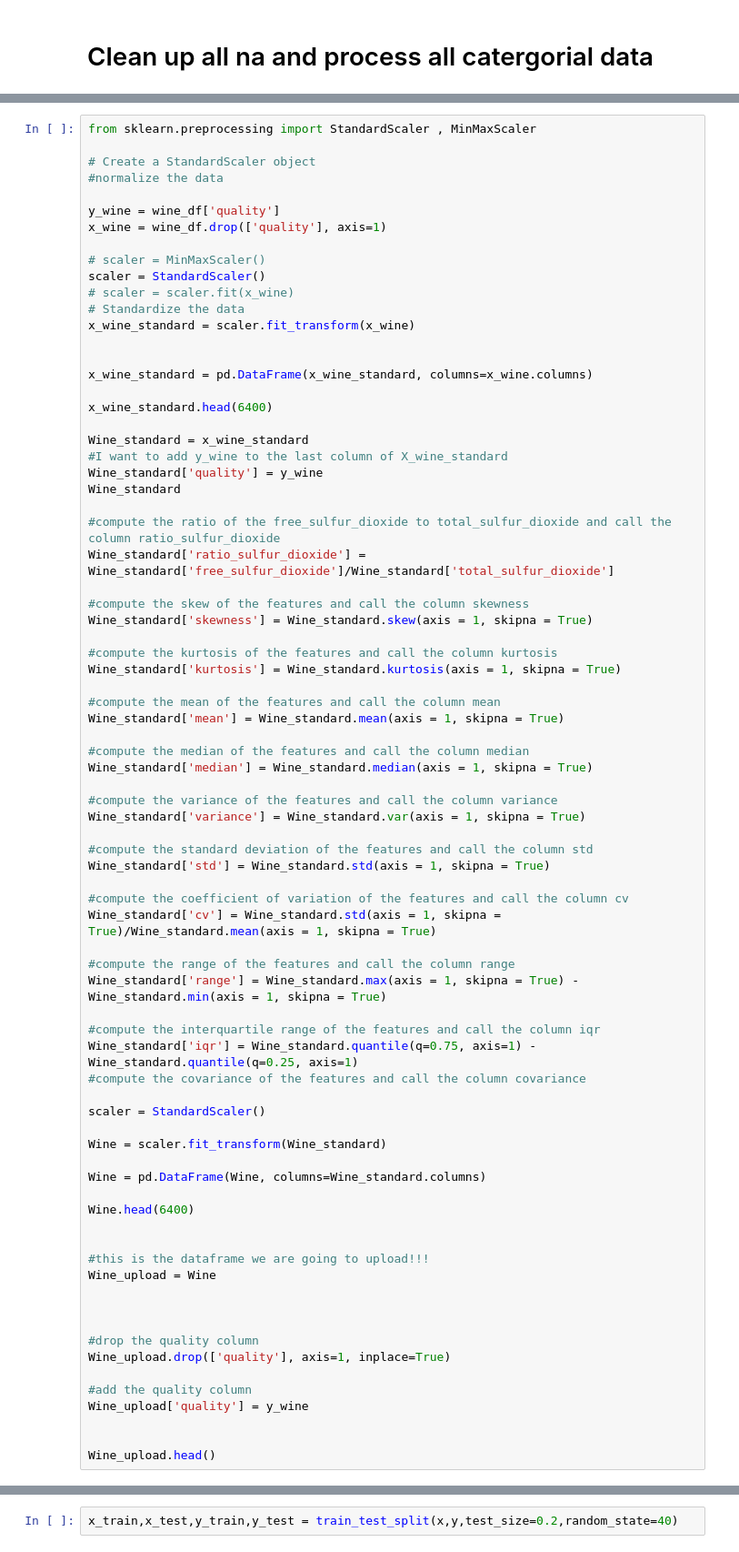
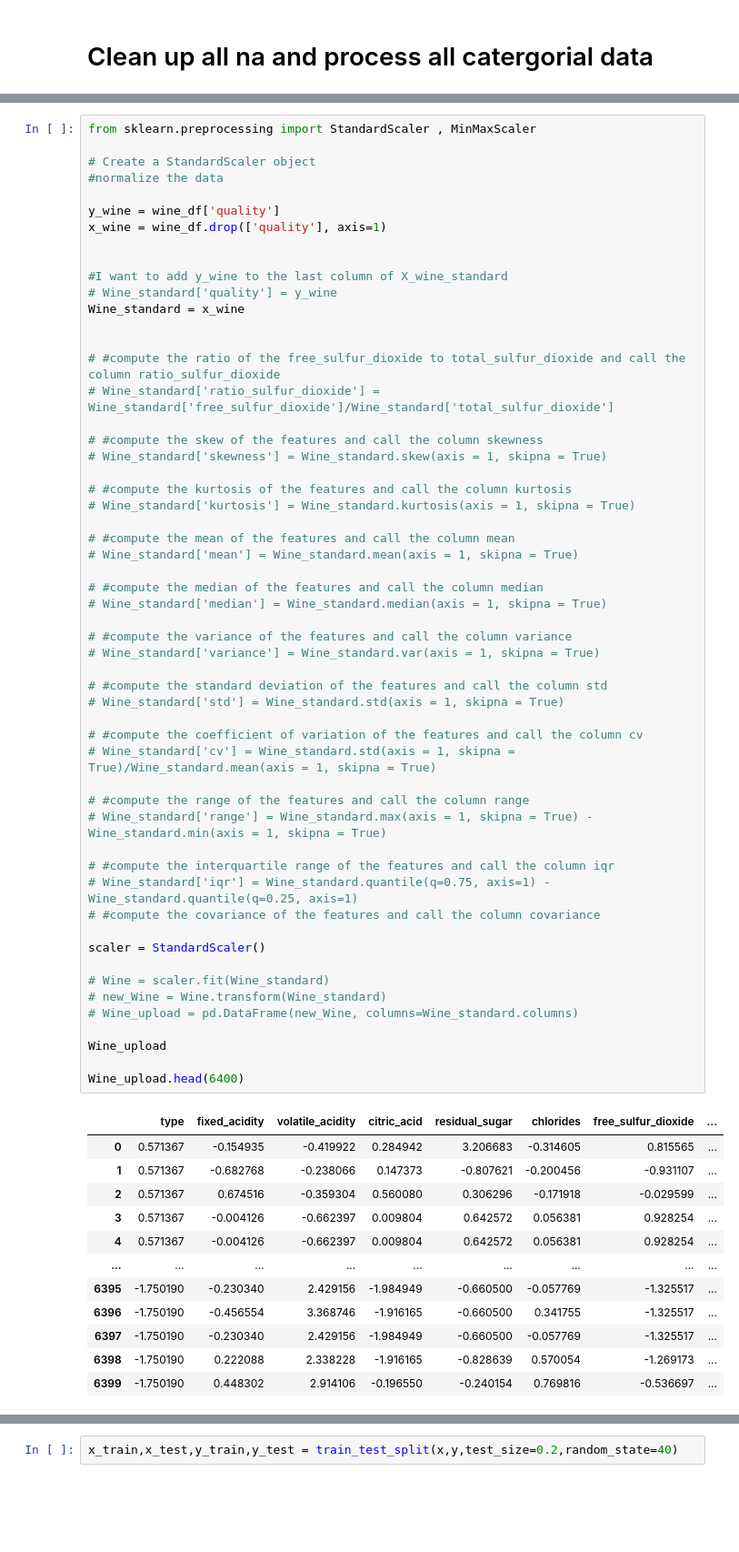
Before and after one commit to Redve/ID2223, a Jupyter notebook: Lab1/Task2/wine-backfill-feature-group.ipynb, the cells around one changed output, grey strips where cells are left out. Shown at 91% size. Drawn from its saved outputs; the diff is of its cells as text; blank space fills up the shorter version.

```diff
--- a/Lab1/Task2/wine-backfill-feature-group.ipynb
+++ b/Lab1/Task2/wine-backfill-feature-group.ipynb
@@ -90,78 +73,68 @@ print(wine_df.isna().sum())
 # %%
 from sklearn.preprocessing import StandardScaler , MinMaxScaler
 
 # Create a StandardScaler object
 #normalize the data
 
 y_wine = wine_df['quality']
 x_wine = wine_df.drop(['quality'], axis=1)
 
-# scaler = MinMaxScaler()
-scaler = StandardScaler()
-# scaler = scaler.fit(x_wine)
-# Standardize the data
-x_wine_standard = scaler.fit_transform(x_wine)
+
+#I want to add y_wine to the last column of X_wine_standard
+# Wine_standard['quality'] = y_wine
+Wine_standard = x_wine
 
 
-x_wine_standard = pd.DataFrame(x_wine_standard, columns=x_wine.columns)
+# #compute the ratio of the free_sulfur_dioxide to total_sulfur_dioxide and call the column ratio_sulfur_dioxide
+# Wine_standard['ratio_sulfur_dioxide'] = Wine_standard['free_sulfur_dioxide']/Wine_standard['total_sulfur_dioxide']
 
-x_wine_standard.head(6400)
+# #compute the skew of the features and call the column skewness
+# Wine_standard['skewness'] = Wine_standard.skew(axis = 1, skipna = True)
 
-Wine_standard = x_wine_standard
-#I want to add y_wine to the last column of X_wine_standard
-Wine_standard['quality'] = y_wine
-Wine_standard
+# #compute the kurtosis of the features and call the column kurtosis
+# Wine_standard['kurtosis'] = Wine_standard.kurtosis(axis = 1, skipna = True)
 
-#compute the ratio of the free_sulfur_dioxide to total_sulfur_dioxide and call the column ratio_sulfur_dioxide
-Wine_standard['ratio_sulfur_dioxide'] = Wine_standard['free_sulfur_dioxide']/Wine_standard['total_sulfur_dioxide']
+# #compute the mean of the features and call the column mean
+# Wine_standard['mean'] = Wine_standard.mean(axis = 1, skipna = True)
 
-#compute the skew of the features and call the column skewness
-Wine_standard['skewness'] = Wine_standard.skew(axis = 1, skipna = True)
+# #compute the median of the features and call the column median
+# Wine_standard['median'] = Wine_standard.median(axis = 1, skipna = True)
 
-#compute the kurtosis of the features and call the column kurtosis
-Wine_standard['kurtosis'] = Wine_standard.kurtosis(axis = 1, skipna = True)
+# #compute the variance of the features and call the column variance
+# Wine_standard['variance'] = Wine_standard.var(axis = 1, skipna = True)
 
-#compute the mean of the features and call the column mean
-Wine_standard['mean'] = Wine_standard.mean(axis = 1, skipna = True)
+# #compute the standard deviation of the features and call the column std
+# Wine_standard['std'] = Wine_standard.std(axis = 1, skipna = True)
 
-#compute the median of the features and call the column median
-Wine_standard['median'] = Wine_standard.median(axis = 1, skipna = True)
+# #compute the coefficient of variation of the features and call the column cv
+# Wine_standard['cv'] = Wine_standard.std(axis = 1, skipna = True)/Wine_standard.mean(axis = 1, skipna = True)
 
-#compute the variance of the features and call the column variance
-Wine_standard['variance'] = Wine_standard.var(axis = 1, skipna = True)
+# #compute the range of the features and call the column range
+# Wine_standard['range'] = Wine_standard.max(axis = 1, skipna = True) - Wine_standard.min(axis = 1, skipna = True)
 
-#compute the standard deviation of the features and call the column std
-Wine_standard['std'] = Wine_standard.std(axis = 1, skipna = True)
-
-#compute the coefficient of variation of the features and call the column cv
-Wine_standard['cv'] = Wine_standard.std(axis = 1, skipna = True)/Wine_standard.mean(axis = 1, skipna = True)
-
-#compute the range of the features and call the column range
-Wine_standard['range'] = Wine_standard.max(axis = 1, skipna = True) - Wine_standard.min(axis = 1, skipna = True)
-
-#compute the interquartile range of the features and call the column iqr
-Wine_standard['iqr'] = Wine_standard.quantile(q=0.75, axis=1) - Wine_standard.quantile(q=0.25, axis=1)
-#compute the covariance of the features and call the column covariance
+# #compute the interquartile range of the features and call the column iqr
+# Wine_standard['iqr'] = Wine_standard.quantile(q=0.75, axis=1) - Wine_standard.quantile(q=0.25, axis=1)
+# #compute the covariance of the features and call the column covariance
 
 scaler = StandardScaler()
 
-Wine = scaler.fit_transform(Wine_standard)
+# Wine = scaler.fit(Wine_standard)
+# new_Wine = Wine.transform(Wine_standard)
+# Wine_upload = pd.DataFrame(new_Wine, columns=Wine_standard.columns)
 
-Wine = pd.DataFrame(Wine, columns=Wine_standard.columns)
+Wine_upload
 
-Wine.head(6400)
-
-
-#this is the dataframe we are going to upload!!!
-Wine_upload = Wine
-
-
-
-#drop the quality column
-Wine_upload.drop(['quality'], axis=1, inplace=True)
-
-#add the quality column
-Wine_upload['quality'] = y_wine
-
-
-Wine_upload.head()
+Wine_upload.head(6400)
+# %% [output]
+|  | type | fixed_acidity | volatile_acidity | citric_acid | residual_sugar | chlorides | free_sulfur_dioxide | ... |
+| 0 | 0.571367 | -0.154935 | -0.419922 | 0.284942 | 3.206683 | -0.314605 | 0.815565 | ... |
+| 1 | 0.571367 | -0.682768 | -0.238066 | 0.147373 | -0.807621 | -0.200456 | -0.931107 | ... |
+| 2 | 0.571367 | 0.674516 | -0.359304 | 0.560080 | 0.306296 | -0.171918 | -0.029599 | ... |
+| 3 | 0.571367 | -0.004126 | -0.662397 | 0.009804 | 0.642572 | 0.056381 | 0.928254 | ... |
+| 4 | 0.571367 | -0.004126 | -0.662397 | 0.009804 | 0.642572 | 0.056381 | 0.928254 | ... |
+| ... | ... | ... | ... | ... | ... | ... | ... | ... |
+| 6395 | -1.750190 | -0.230340 | 2.429156 | -1.984949 | -0.660500 | -0.057769 | -1.325517 | ... |
+| 6396 | -1.750190 | -0.456554 | 3.368746 | -1.916165 | -0.660500 | 0.341755 | -1.325517 | ... |
+| 6397 | -1.750190 | -0.230340 | 2.429156 | -1.984949 | -0.660500 | -0.057769 | -1.325517 | ... |
+| 6398 | -1.750190 | 0.222088 | 2.338228 | -1.916165 | -0.828639 | 0.570054 | -1.269173 | ... |
+| 6399 | -1.750190 | 0.448302 | 2.914106 | -0.196550 | -0.240154 | 0.769816 | -0.536697 | ... |
```
Also changed, not shown: parts of 13 cells of this notebook, 14 other files.
